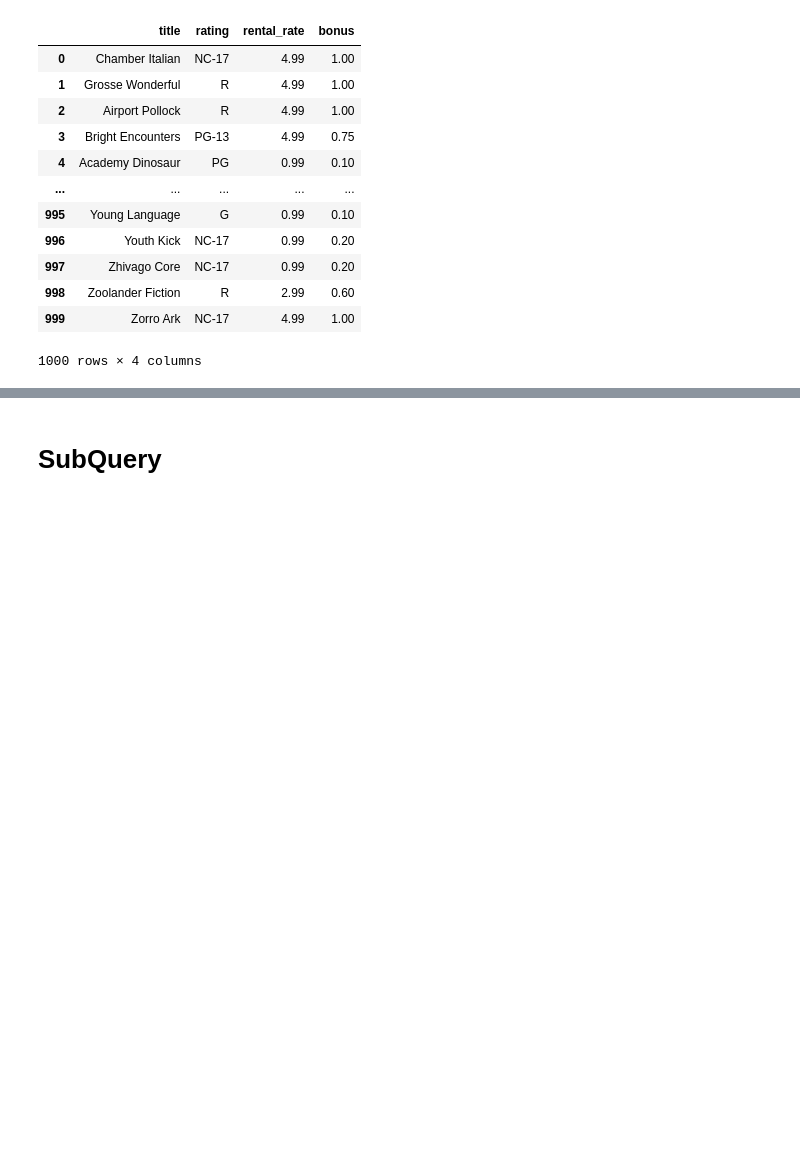
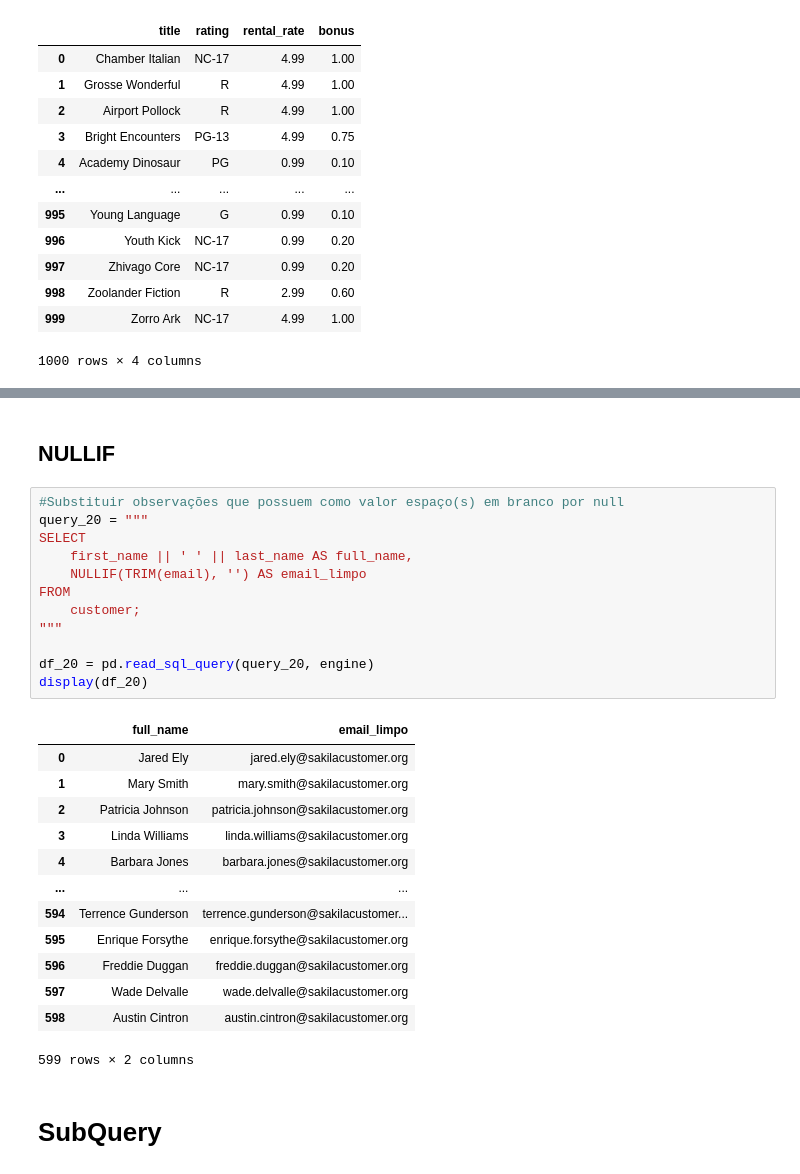
Before and after one commit to LRLeite/Data-Analytics, a Jupyter notebook: Explorando Dados com SQL/dvd_rental.ipynb, the cells around one changed output, grey strips where cells are left out. Drawn from its saved outputs; the diff is of its cells as text; blank space fills up the shorter version.

```diff
--- a/Explorando Dados com SQL/dvd_rental.ipynb
+++ b/Explorando Dados com SQL/dvd_rental.ipynb
@@ -502,3 +530,31 @@ display(df_18)
+# %% [markdown]
+## **NULLIF**
+# %%
+#Substituir observações que possuem como valor espaço(s) em branco por null
+query_20 = """
+SELECT
+    first_name || ' ' || last_name AS full_name,
+    NULLIF(TRIM(email), '') AS email_limpo
+FROM
+    customer;
+"""
+
+df_20 = pd.read_sql_query(query_20, engine)
+display(df_20)
+# %% [output]
+|  | full_name | email_limpo |
+| 0 | Jared Ely | jared.ely@sakilacustomer.org |
+| 1 | Mary Smith | mary.smith@sakilacustomer.org |
+| 2 | Patricia Johnson | patricia.johnson@sakilacustomer.org |
+| 3 | Linda Williams | linda.williams@sakilacustomer.org |
+| 4 | Barbara Jones | barbara.jones@sakilacustomer.org |
+| ... | ... | ... |
+| 594 | Terrence Gunderson | terrence.gunderson@sakilacustomer... |
+| 595 | Enrique Forsythe | enrique.forsythe@sakilacustomer.org |
+| 596 | Freddie Duggan | freddie.duggan@sakilacustomer.org |
+| 597 | Wade Delvalle | wade.delvalle@sakilacustomer.org |
+| 598 | Austin Cintron | austin.cintron@sakilacustomer.org |
+599 rows × 2 columns
 # %% [markdown]
 # **SubQuery**
 # %%
```
Also changed, not shown: parts of 5 cells of this notebook.
